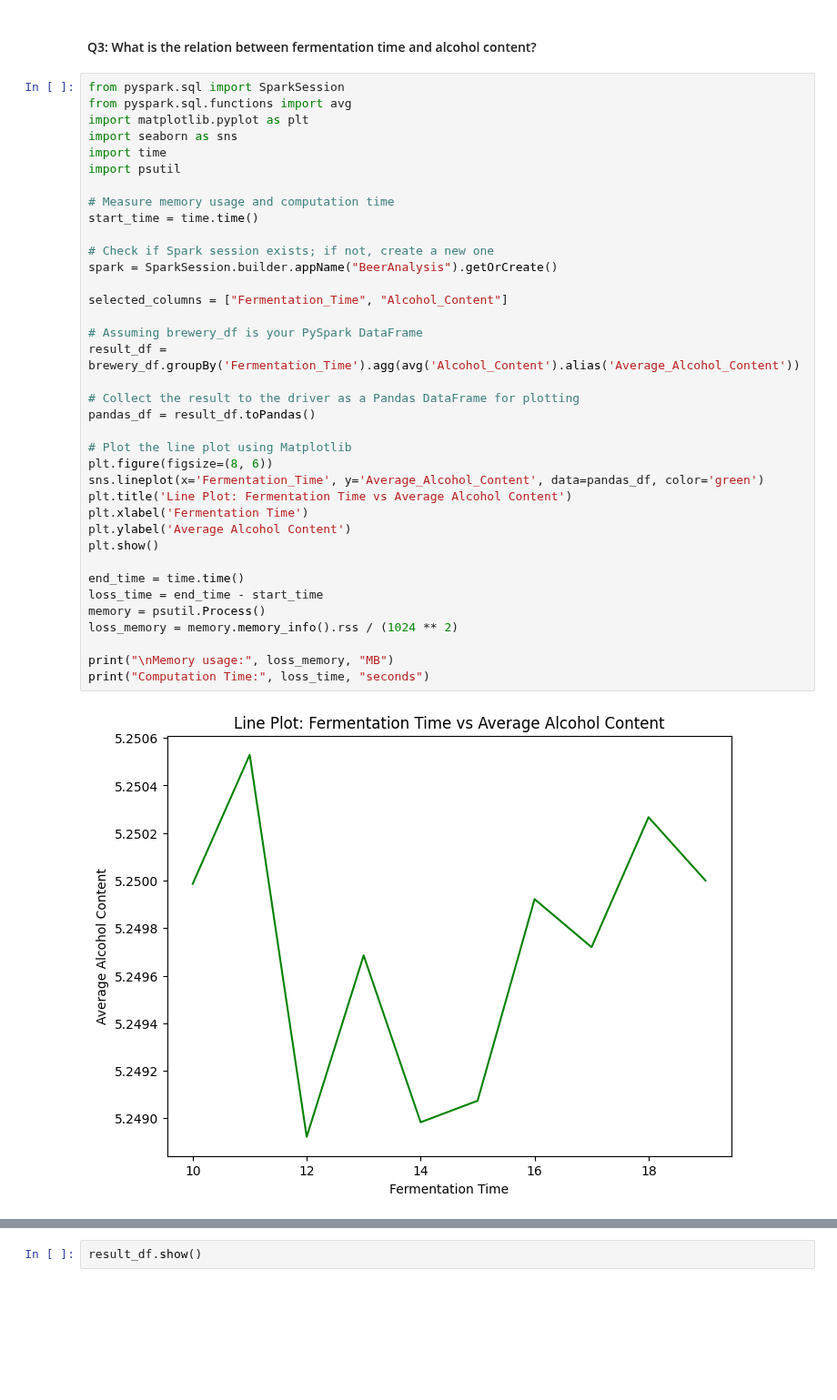
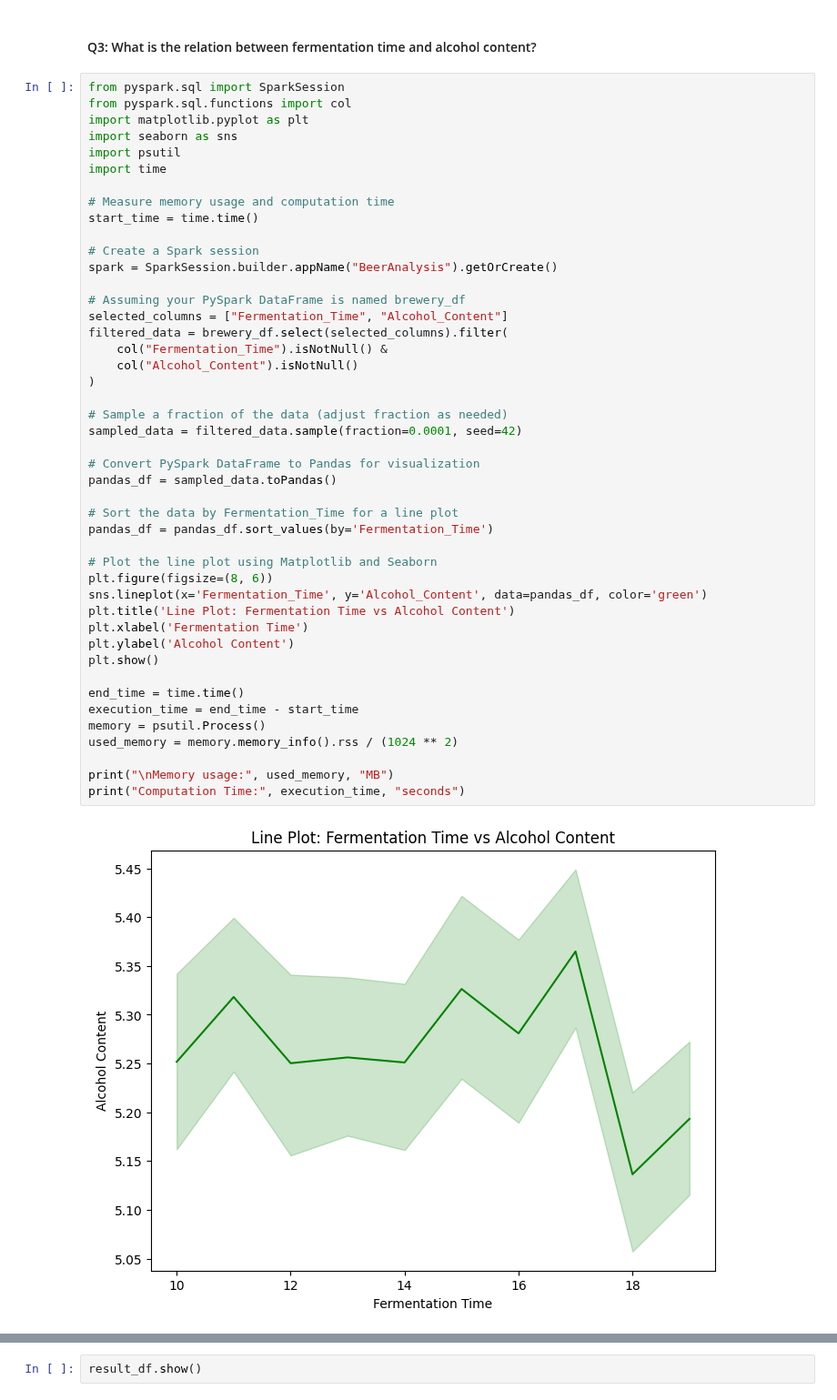
Before and after one commit to drshahizan/Python-big-data, a Jupyter notebook: assignment/ass7/hpdp/KOKONAT/library_3.ipynb, the cells around one changed output, grey strips where cells are left out. Shown at 91% size. Saved outputs shown, nothing was run; the diff lists cells and outputs as text; blank space fills up the shorter version.

```diff
--- a/assignment/ass7/hpdp/KOKONAT/library_3.ipynb
+++ b/assignment/ass7/hpdp/KOKONAT/library_3.ipynb
@@ -752,40 +884,48 @@ The volume produced is listed for various locations, with counts ranging from ap
 #### Q3: What is the relation between fermentation time and alcohol content?
 # %%
 from pyspark.sql import SparkSession
-from pyspark.sql.functions import avg
+from pyspark.sql.functions import col
 import matplotlib.pyplot as plt
 import seaborn as sns
+import psutil
 import time
-import psutil
 
 # Measure memory usage and computation time
 start_time = time.time()
 
-# Check if Spark session exists; if not, create a new one
+# Create a Spark session
 spark = SparkSession.builder.appName("BeerAnalysis").getOrCreate()
 
+# Assuming your PySpark DataFrame is named brewery_df
 selected_columns = ["Fermentation_Time", "Alcohol_Content"]
+filtered_data = brewery_df.select(selected_columns).filter(
+    col("Fermentation_Time").isNotNull() &
+    col("Alcohol_Content").isNotNull()
+)
 
-# Assuming brewery_df is your PySpark DataFrame
-result_df = brewery_df.groupBy('Fermentation_Time').agg(avg('Alcohol_Content').alias('Average_Alcohol_Content'))
+# Sample a fraction of the data (adjust fraction as needed)
+sampled_data = filtered_data.sample(fraction=0.0001, seed=42)
 
-# Collect the result to the driver as a Pandas DataFrame for plotting
-pandas_df = result_df.toPandas()
+# Convert PySpark DataFrame to Pandas for visualization
+pandas_df = sampled_data.toPandas()
 
-# Plot the line plot using Matplotlib
+# Sort the data by Fermentation_Time for a line plot
+pandas_df = pandas_df.sort_values(by='Fermentation_Time')
+
+# Plot the line plot using Matplotlib and Seaborn
 plt.figure(figsize=(8, 6))
-sns.lineplot(x='Fermentation_Time', y='Average_Alcohol_Content', data=pandas_df, color='green')
-plt.title('Line Plot: Fermentation Time vs Average Alcohol Content')
+sns.lineplot(x='Fermentation_Time', y='Alcohol_Content', data=pandas_df, color='green')
+plt.title('Line Plot: Fermentation Time vs Alcohol Content')
 plt.xlabel('Fermentation Time')
-plt.ylabel('Average Alcohol Content')
+plt.ylabel('Alcohol Content')
 plt.show()
 
 end_time = time.time()
-loss_time = end_time - start_time
+execution_time = end_time - start_time
 memory = psutil.Process()
-loss_memory = memory.memory_info().rss / (1024 ** 2)
+used_memory = memory.memory_info().rss / (1024 ** 2)
 
-print("\nMemory usage:", loss_memory, "MB")
-print("Computation Time:", loss_time, "seconds")
+print("\nMemory usage:", used_memory, "MB")
+print("Computation Time:", execution_time, "seconds")
 # %% [output]
-[figure, old version]
+[figure, new version]
```
Also changed, not shown: parts of 10 cells of this notebook.
